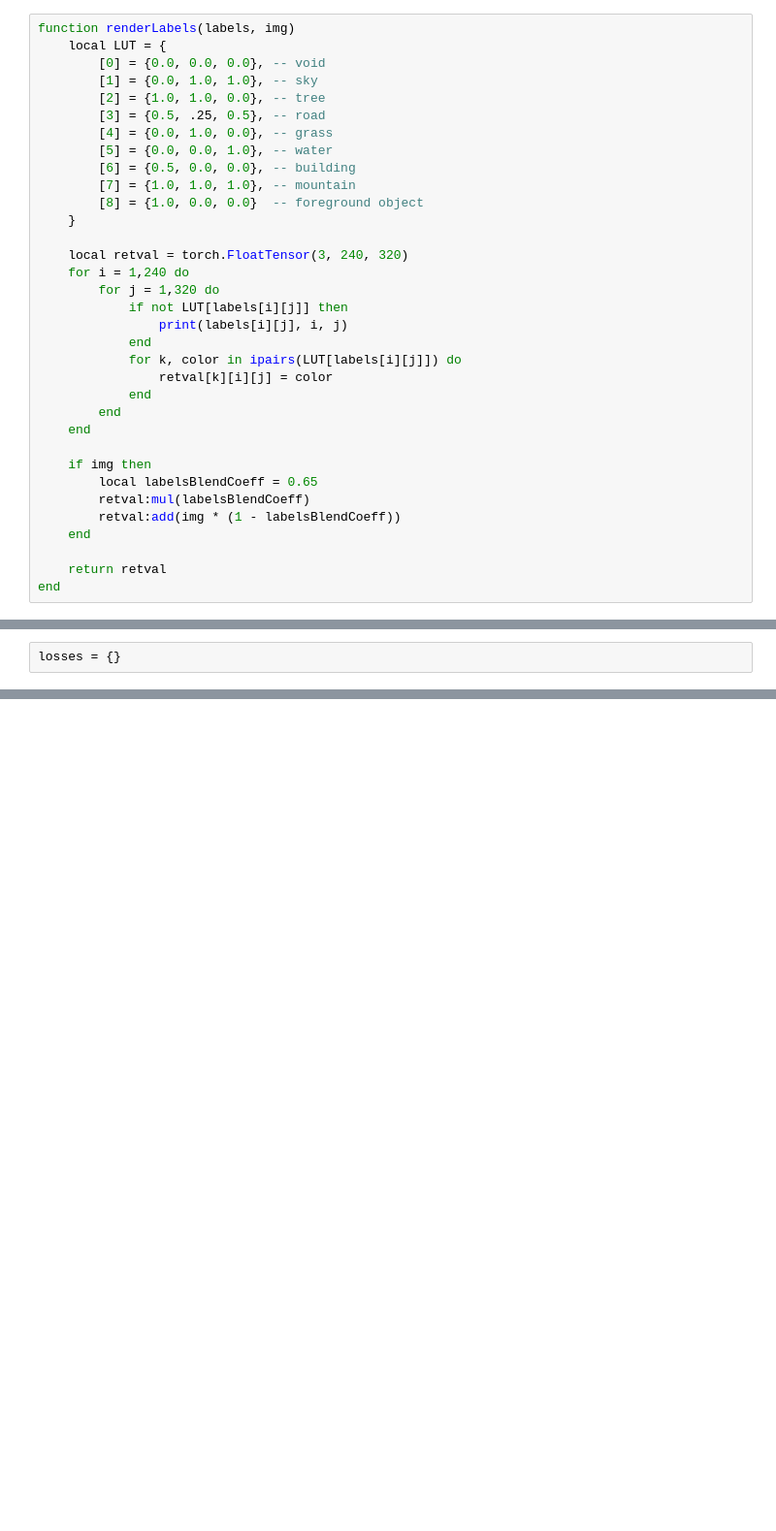
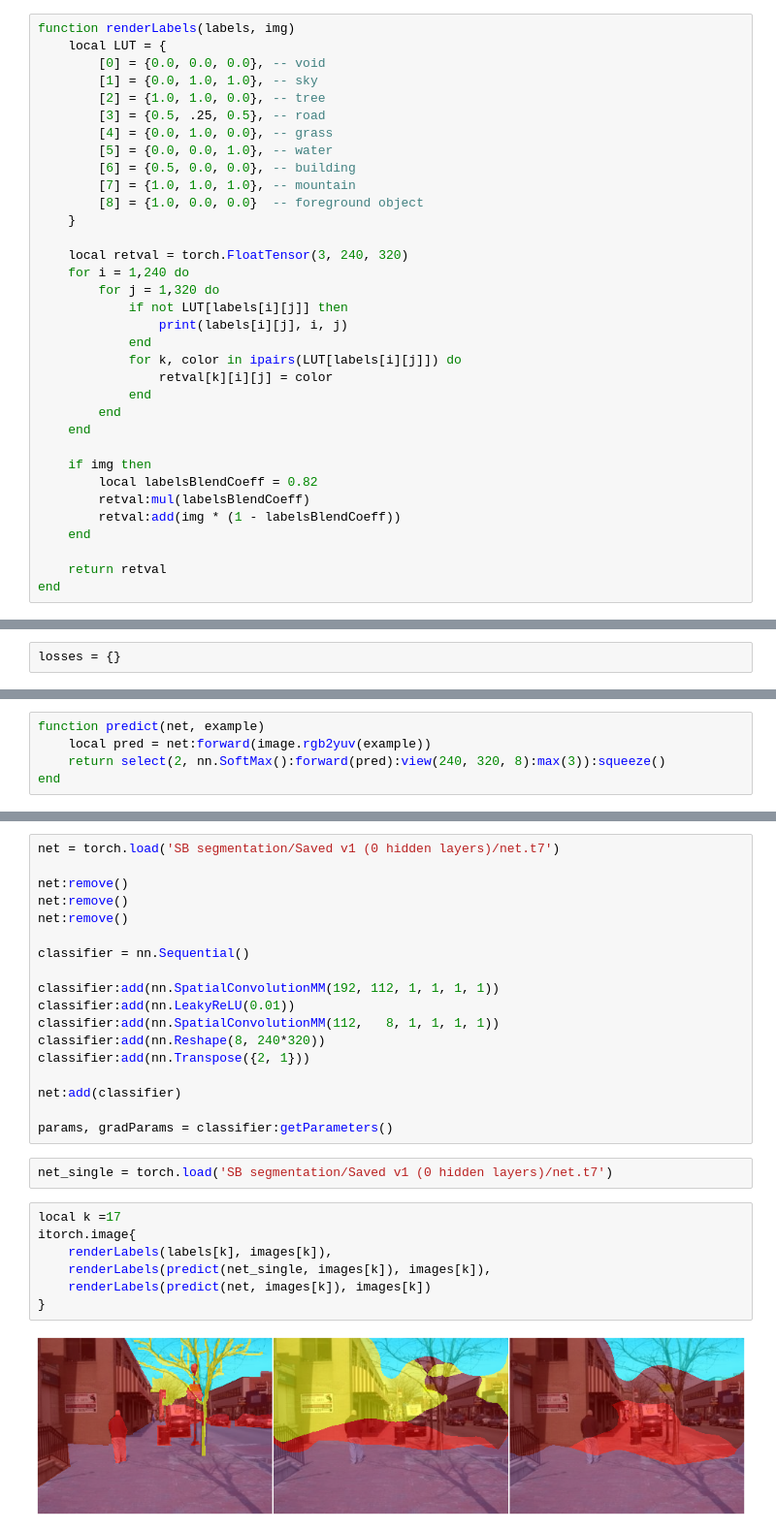
Before and after one commit to shrubb/integral-layer, a Jupyter notebook: Segmentation.ipynb, the cells around one changed output, grey strips where cells are left out. Shown at 97% size. Saved outputs shown, nothing was run; the diff lists cells and outputs as text; blank space fills up the shorter version.

```diff
--- a/Segmentation.ipynb
+++ b/Segmentation.ipynb
@@ -57,7 +57,7 @@ function renderLabels(labels, img)
     end
 
     if img then
-        local labelsBlendCoeff = 0.65
+        local labelsBlendCoeff = 0.82
         retval:mul(labelsBlendCoeff)
         retval:add(img * (1 - labelsBlendCoeff))
     end
@@ -195,0 +210,5 @@ gnuplot.plot(torch.Tensor(torch.load('SB segmentation/loss-history.t7')), '-')
+# %%
+function predict(net, example)
+    local pred = net:forward(image.rgb2yuv(example))
+    return select(2, nn.SoftMax():forward(pred):view(240, 320, 8):max(3)):squeeze()
+end
@@ -195,0 +231,29 @@ gnuplot.plot(torch.Tensor(torch.load('SB segmentation/loss-history.t7')), '-')
+# %%
+net = torch.load('SB segmentation/Saved v1 (0 hidden layers)/net.t7')
+
+net:remove()
+net:remove()
+net:remove()
+
+classifier = nn.Sequential()
+
+classifier:add(nn.SpatialConvolutionMM(192, 112, 1, 1, 1, 1))
+classifier:add(nn.LeakyReLU(0.01))
+classifier:add(nn.SpatialConvolutionMM(112,   8, 1, 1, 1, 1))
+classifier:add(nn.Reshape(8, 240*320))
+classifier:add(nn.Transpose({2, 1}))
+
+net:add(classifier)
+
+params, gradParams = classifier:getParameters()
+# %%
+net_single = torch.load('SB segmentation/Saved v1 (0 hidden layers)/net.t7')
+# %%
+local k =17
+itorch.image{
+    renderLabels(labels[k], images[k]),
+    renderLabels(predict(net_single, images[k]), images[k]),
+    renderLabels(predict(net, images[k]), images[k])
+}
+# %% [output]
+[figure, added]
```
Also changed, not shown: parts of 8 cells of this notebook, 1 other file.
